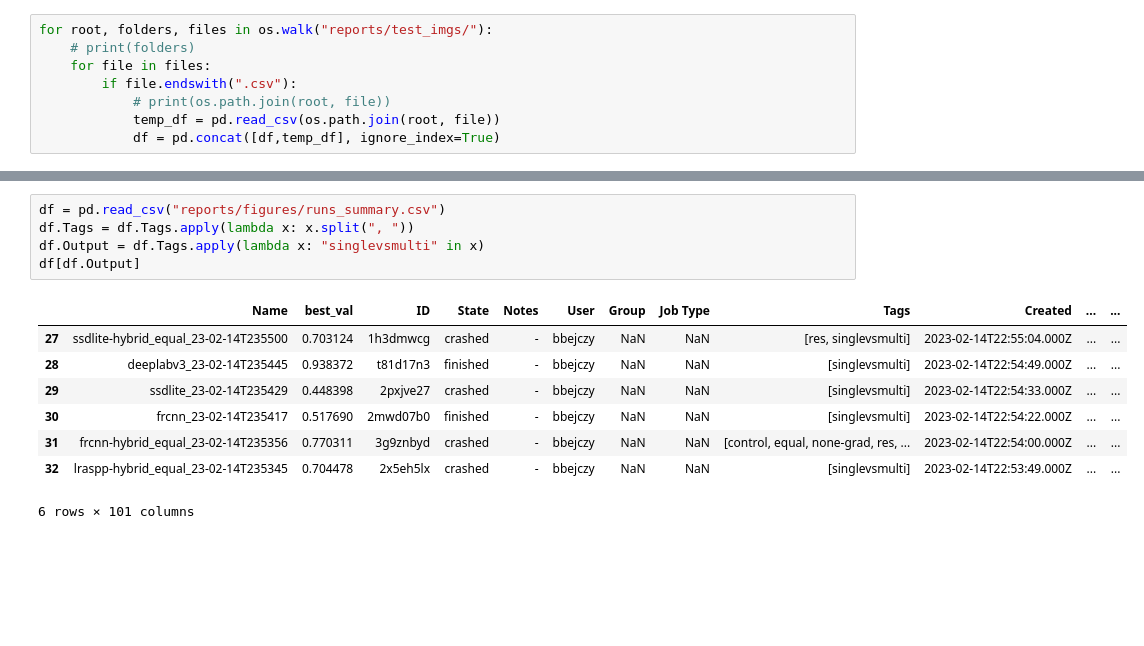
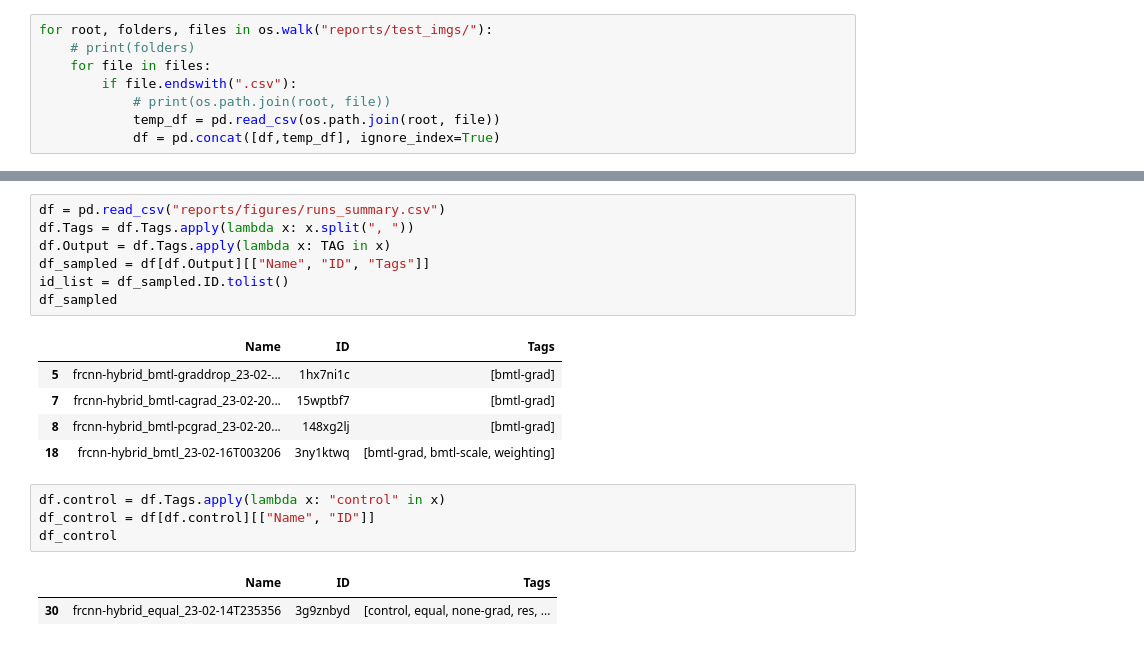
Before and after one commit to ponderbb/multitask-mayhem, a Jupyter notebook: notebooks/5.0-bbejczy-test-metrics.ipynb, the cells around one changed output, grey strips where cells are left out. Cells and saved outputs as stored; diff of their text form; blank space fills up the shorter version.

```diff
--- a/notebooks/5.0-bbejczy-test-metrics.ipynb
+++ b/notebooks/5.0-bbejczy-test-metrics.ipynb
@@ -99,14 +205,20 @@ AttributeError: 'Runs' object has no attribute 'remove'
 # %%
 df = pd.read_csv("reports/figures/runs_summary.csv")
 df.Tags = df.Tags.apply(lambda x: x.split(", "))
-df.Output = df.Tags.apply(lambda x: "singlevsmulti" in x)
-df[df.Output]
+df.Output = df.Tags.apply(lambda x: TAG in x)
+df_sampled = df[df.Output][["Name", "ID", "Tags"]]
+id_list = df_sampled.ID.tolist()
+df_sampled
 # %% [output]
-|  | Name | best_val | ID | State | Notes | User | Group | Job Type | Tags | Created | ... | ... |
-| 27 | ssdlite-hybrid_equal_23-02-14T235500 | 0.703124 | 1h3dmwcg | crashed | - | bbejczy | NaN | NaN | [res, singlevsmulti] | 2023-02-14T22:55:04.000Z | ... | ... |
-| 28 | deeplabv3_23-02-14T235445 | 0.938372 | t81d17n3 | finished | - | bbejczy | NaN | NaN | [singlevsmulti] | 2023-02-14T22:54:49.000Z | ... | ... |
-| 29 | ssdlite_23-02-14T235429 | 0.448398 | 2pxjve27 | crashed | - | bbejczy | NaN | NaN | [singlevsmulti] | 2023-02-14T22:54:33.000Z | ... | ... |
-| 30 | frcnn_23-02-14T235417 | 0.517690 | 2mwd07b0 | finished | - | bbejczy | NaN | NaN | [singlevsmulti] | 2023-02-14T22:54:22.000Z | ... | ... |
-| 31 | frcnn-hybrid_equal_23-02-14T235356 | 0.770311 | 3g9znbyd | crashed | - | bbejczy | NaN | NaN | [control, equal, none-grad, res, ... | 2023-02-14T22:54:00.000Z | ... | ... |
-| 32 | lraspp-hybrid_equal_23-02-14T235345 | 0.704478 | 2x5eh5lx | crashed | - | bbejczy | NaN | NaN | [singlevsmulti] | 2023-02-14T22:53:49.000Z | ... | ... |
+|  | Name | ID | Tags |
+| 5 | frcnn-hybrid_bmtl-graddrop_23-02-... | 1hx7ni1c | [bmtl-grad] |
+| 7 | frcnn-hybrid_bmtl-cagrad_23-02-20... | 15wptbf7 | [bmtl-grad] |
+| 8 | frcnn-hybrid_bmtl-pcgrad_23-02-20... | 148xg2lj | [bmtl-grad] |
+| 18 | frcnn-hybrid_bmtl_23-02-16T003206 | 3ny1ktwq | [bmtl-grad, bmtl-scale, weighting] |
-6 rows × 101 columns
+# %%
+df.control = df.Tags.apply(lambda x: "control" in x)
+df_control = df[df.control][["Name", "ID"]]
+df_control
+# %% [output]
+|  | Name | ID | Tags |
+| 30 | frcnn-hybrid_equal_23-02-14T235356 | 3g9znbyd | [control, equal, none-grad, res, ... |
```
Also changed, not shown: parts of 17 cells of this notebook, 12 other files.
